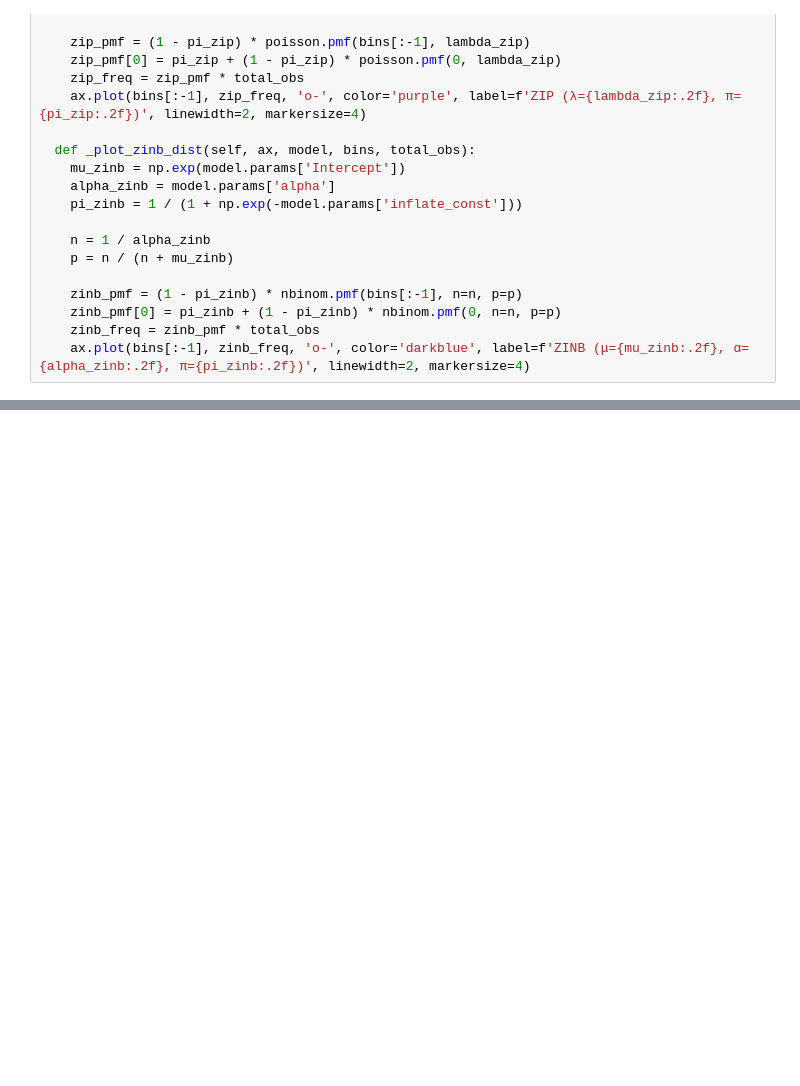
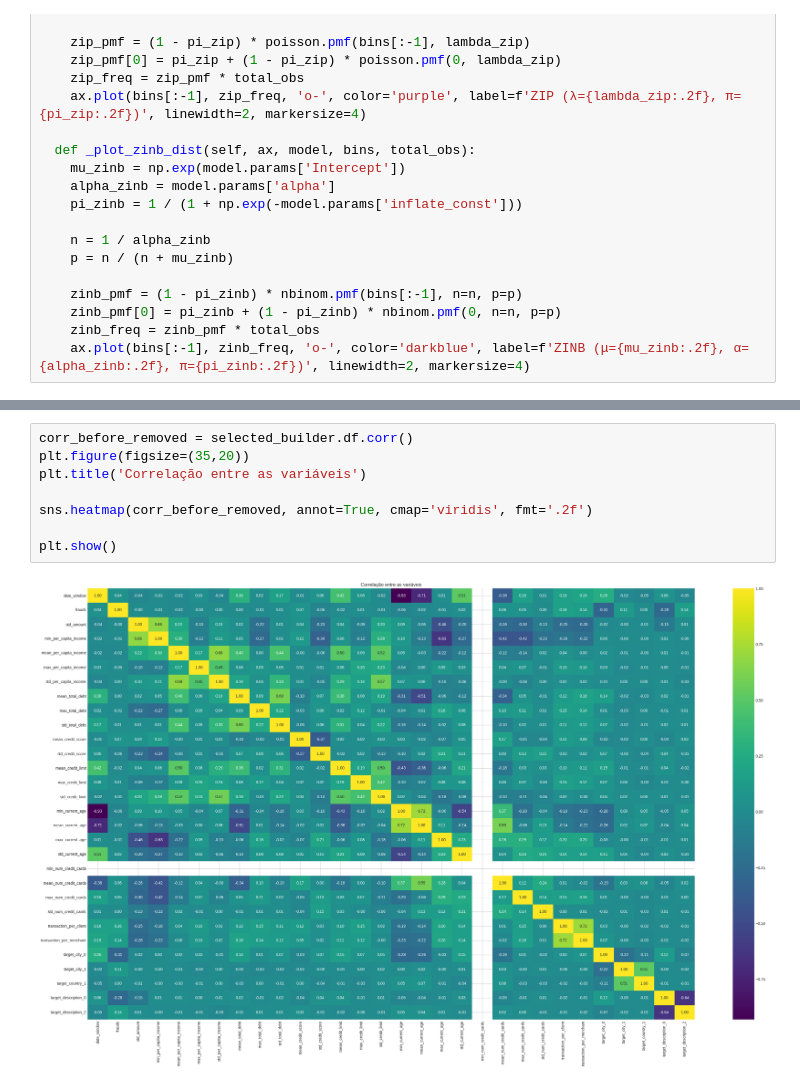
Before and after one commit to Angelicogfa/tcc_mba_datascience_analytics_usp_esalq, a Jupyter notebook: 03-modelagem.ipynb, the cells around one changed output, grey strips where cells are left out. Saved outputs shown, nothing was run; the diff lists cells and outputs as text; blank space fills up the shorter version.

```diff
--- a/03-modelagem.ipynb
+++ b/03-modelagem.ipynb
@@ -686,0 +793,10 @@ selected_builder.plot_theoretical_distributions()
+# %%
+corr_before_removed = selected_builder.df.corr()
+plt.figure(figsize=(35,20))
+plt.title('Correlação entre as variáveis')
+
+sns.heatmap(corr_before_removed, annot=True, cmap='viridis', fmt='.2f')
+
+plt.show()
+# %% [output]
+[figure, added]
```
Also changed, not shown: parts of 7 cells of this notebook.
